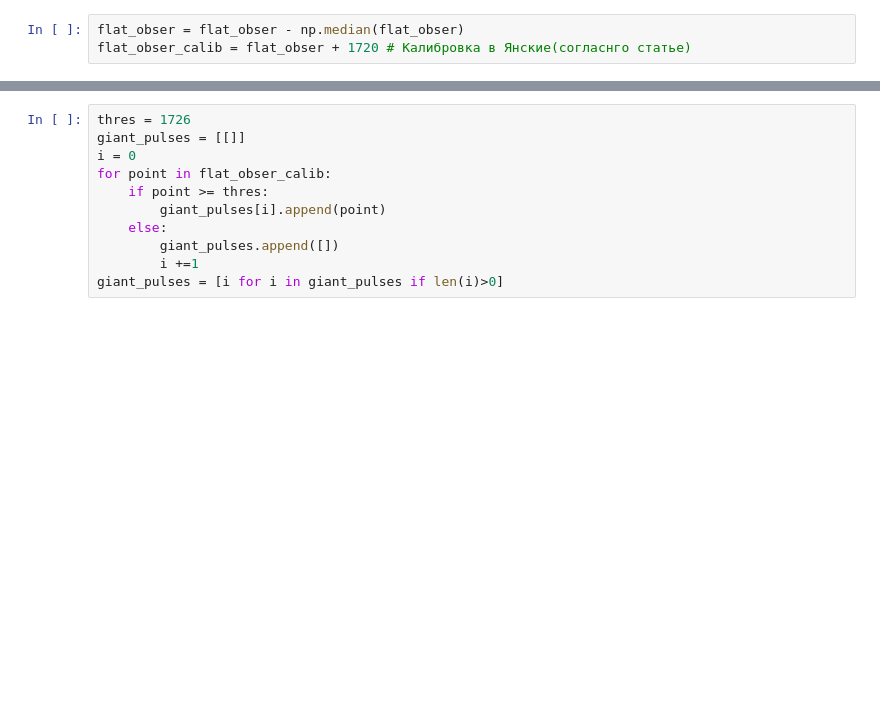
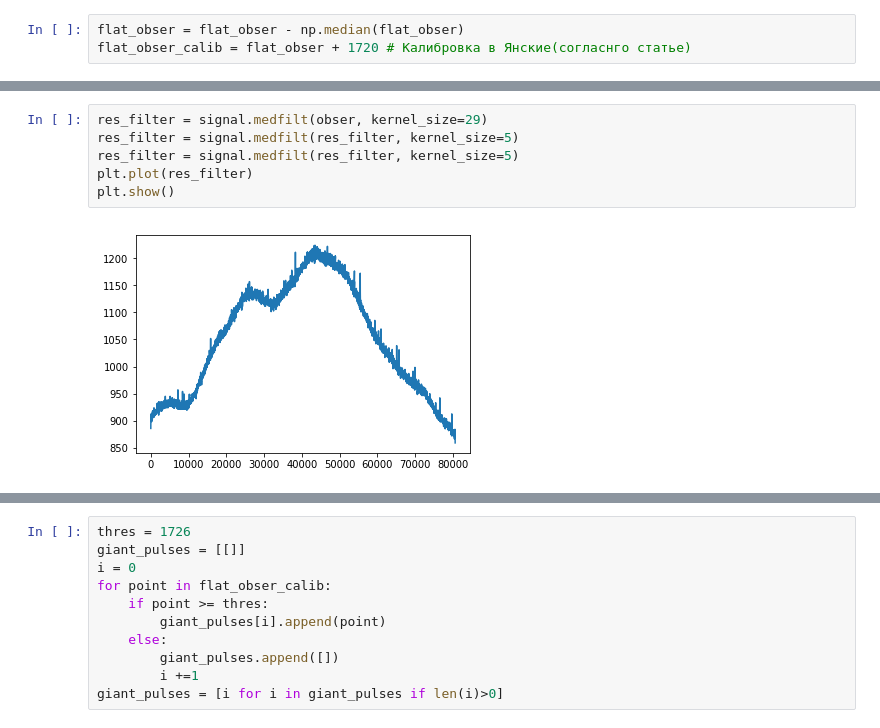
Before and after one commit to KazAndr/SWTraject, a Jupyter notebook: watch_one_file.ipynb, the cells around one changed output, grey strips where cells are left out. Cells and saved outputs as stored; diff of their text form; blank space fills up the shorter version.

```diff
--- a/watch_one_file.ipynb
+++ b/watch_one_file.ipynb
@@ -132,0 +145,8 @@ plt.show()
+# %%
+res_filter = signal.medfilt(obser, kernel_size=29)
+res_filter = signal.medfilt(res_filter, kernel_size=5)
+res_filter = signal.medfilt(res_filter, kernel_size=5)
+plt.plot(res_filter)
+plt.show()
+# %% [output]
+[figure, added]
```
Also changed, not shown: parts of 13 cells of this notebook.
